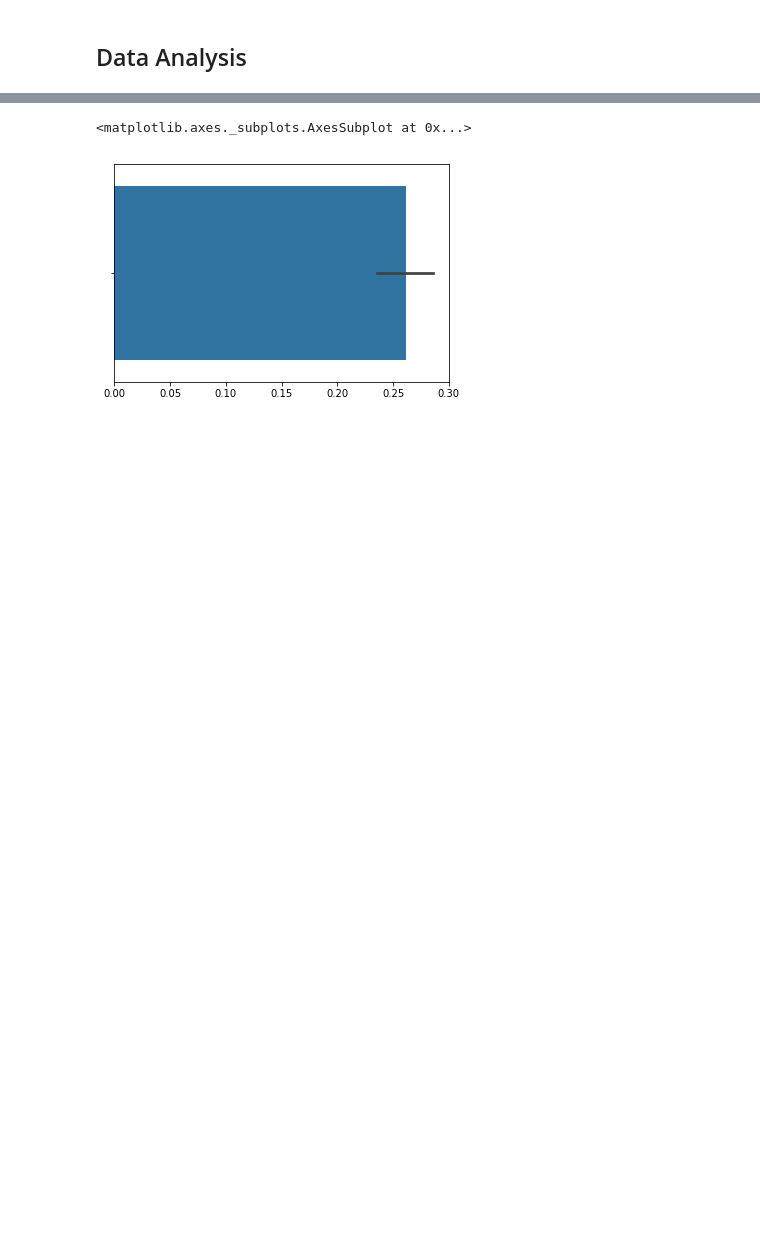
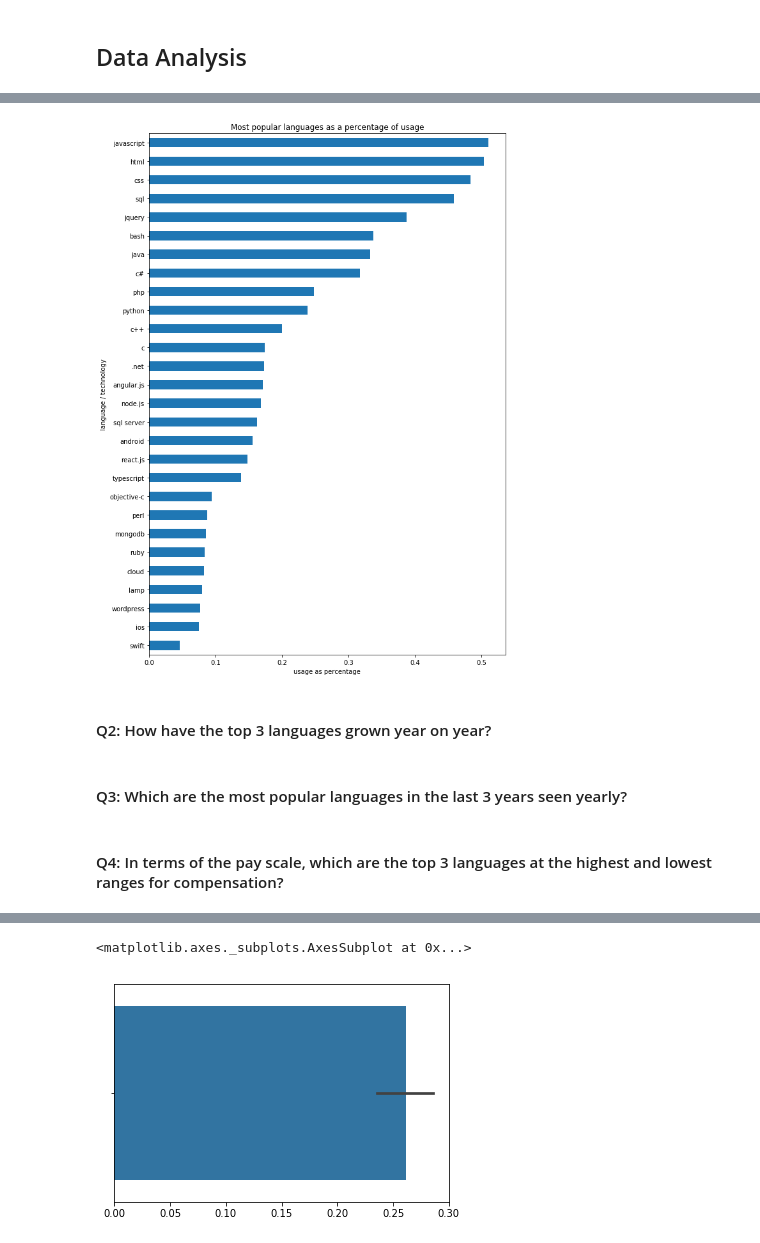
Before and after one commit to ksprashu/analyze_skillset_trends_stackoverflow, a Jupyter notebook: analyze_tech_trends.ipynb, the cells around one changed output, grey strips where cells are left out. Cells and saved outputs as stored; diff of their text form; code cells hidden in the pictures; blank space fills up the shorter version.

Commit message:
adds questions and graphs of means

```diff
--- a/analyze_tech_trends.ipynb
+++ b/analyze_tech_trends.ipynb
@@ -56,0 +74,6 @@ non_tech_cols = ['year', 'age', 'experience', 'salary', 'gender']
+# %%
+# Taking a mean of languages over all the 9 years will skew the data as there is a lot more data in the latter years
+# Hence we will take a mean of the data every year, and then take a mean of this
+df_means = df.groupby('year').agg(['mean'])
+df_means.columns = df_means.columns.get_level_values(0)
+df_means.head()
@@ -57,3 +89,18 @@ non_tech_cols = ['year', 'age', 'experience', 'salary', 'gender']
+# %%
+plt.figure(figsize=(10,15))
+df_means.mean().sort_values(ascending=True).plot(kind='barh', color=base_color)
+plt.ylabel('language / technology')
+plt.xlabel('usage as percentage')
+plt.title('Most popular languages as a percentage of usage')
+plt.show();
+# %% [output]
+[figure, added]
+# %% [markdown]
+#### Q2: How have the top 3 languages grown year on year?
+# %% [markdown]
+#### Q3: Which are the most popular languages in the last 3 years seen yearly?
+# %% [markdown]
+#### Q4: In terms of the pay scale, which are the top 3 languages at the highest and lowest ranges for compensation?
 # %%
 # look at numbers for languages on a yearly basis as a proportion of total
 # Note: total proportion will be > 1 as there are more than one responses by a single respondent
```
Also changed, not shown: parts of 15 cells of this notebook, 2 other files.
